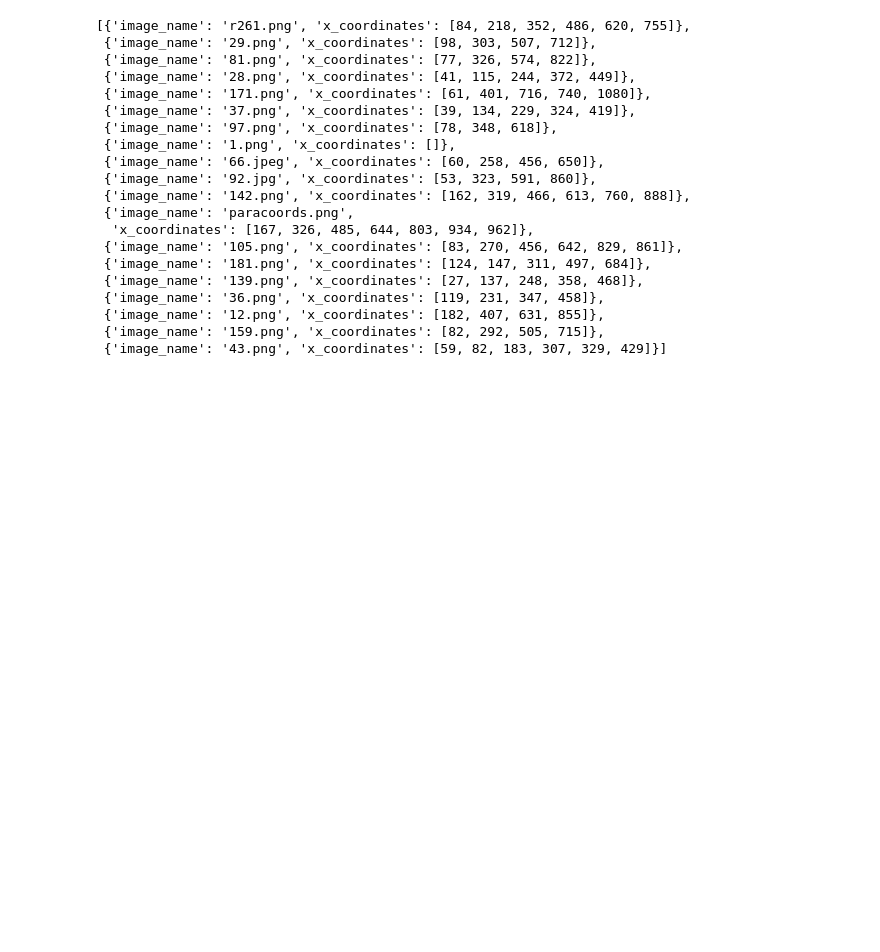
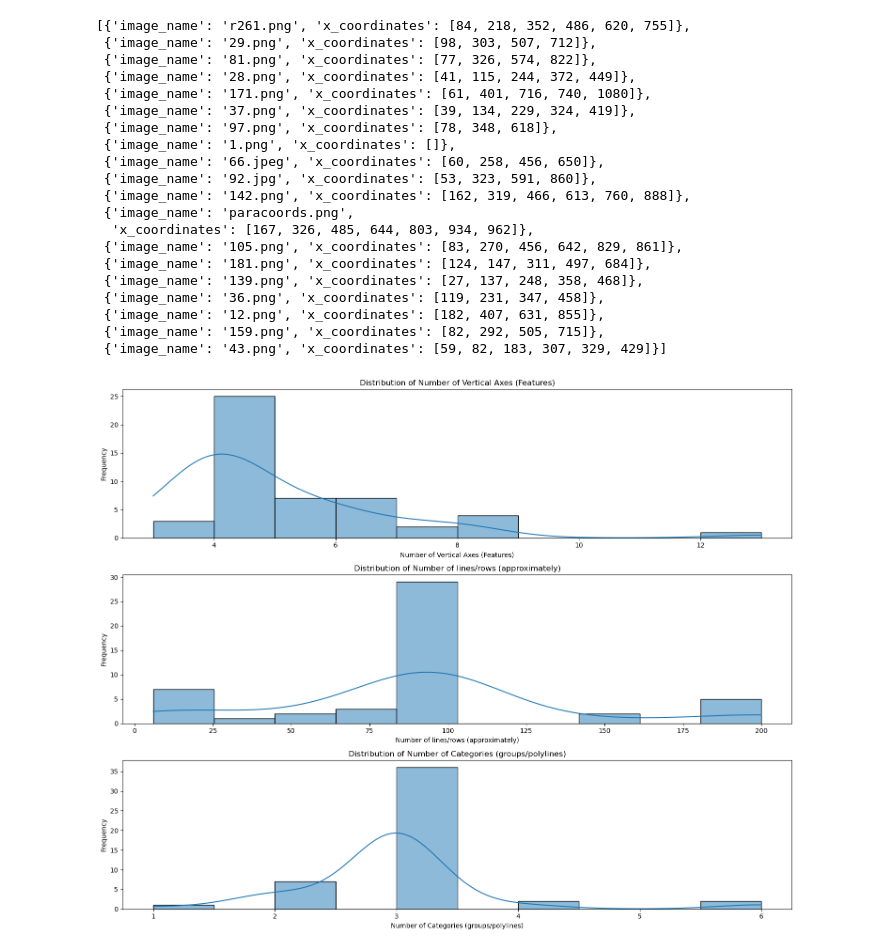
Before and after one commit to poonam2308/PaCoNet, a Jupyter notebook: notebooks/Untitled1.ipynb, the cells around one changed output. Cells and saved outputs as stored; diff of their text form; code cells hidden in the pictures; blank space fills up the shorter version.

```diff
--- a/notebooks/Untitled1.ipynb
+++ b/notebooks/Untitled1.ipynb
@@ -224,3 +224,36 @@ libpng warning: iCCP: profile 'icc': 0h: PCS illuminant is not D50
  {'image_name': '12.png', 'x_coordinates': [182, 407, 631, 855]},
  {'image_name': '159.png', 'x_coordinates': [82, 292, 505, 715]},
  {'image_name': '43.png', 'x_coordinates': [59, 82, 183, 307, 329, 429]}]
+# %%
+# Re-import necessary modules after code execution state reset
+import pandas as pd
+import matplotlib.pyplot as plt
+import seaborn as sns
+
+# Reload the Excel file
+excel_path = "real_world_data_information.xlsx"
+df_info = pd.read_excel(excel_path, sheet_name="Sheet1")
+
+# Clean column names for easier plotting
+df_info.columns = [col.strip().replace('\n', ' ') for col in df_info.columns]
+
+# List of numeric/discrete attributes to plot distributions for
+attributes_to_plot = [
+    "Number of Vertical Axes (Features)",
+    "Number of lines/rows (approximately)",
+    "Number of Categories (groups/polylines)"
+]
+
+# Plot distributions
+plt.figure(figsize=(15, 12))
+for i, attr in enumerate(attributes_to_plot, 1):
+    plt.subplot(3, 1, i)
+    sns.histplot(df_info[attr].dropna(), kde=True, bins=10)
+    plt.title(f"Distribution of {attr}")
+    plt.xlabel(attr)
+    plt.ylabel("Frequency")
+
+plt.tight_layout()
+plt.show()
+# %% [output]
+[figure, added]
```
Also changed, not shown: parts of 5 cells of this notebook, 22 other files.
